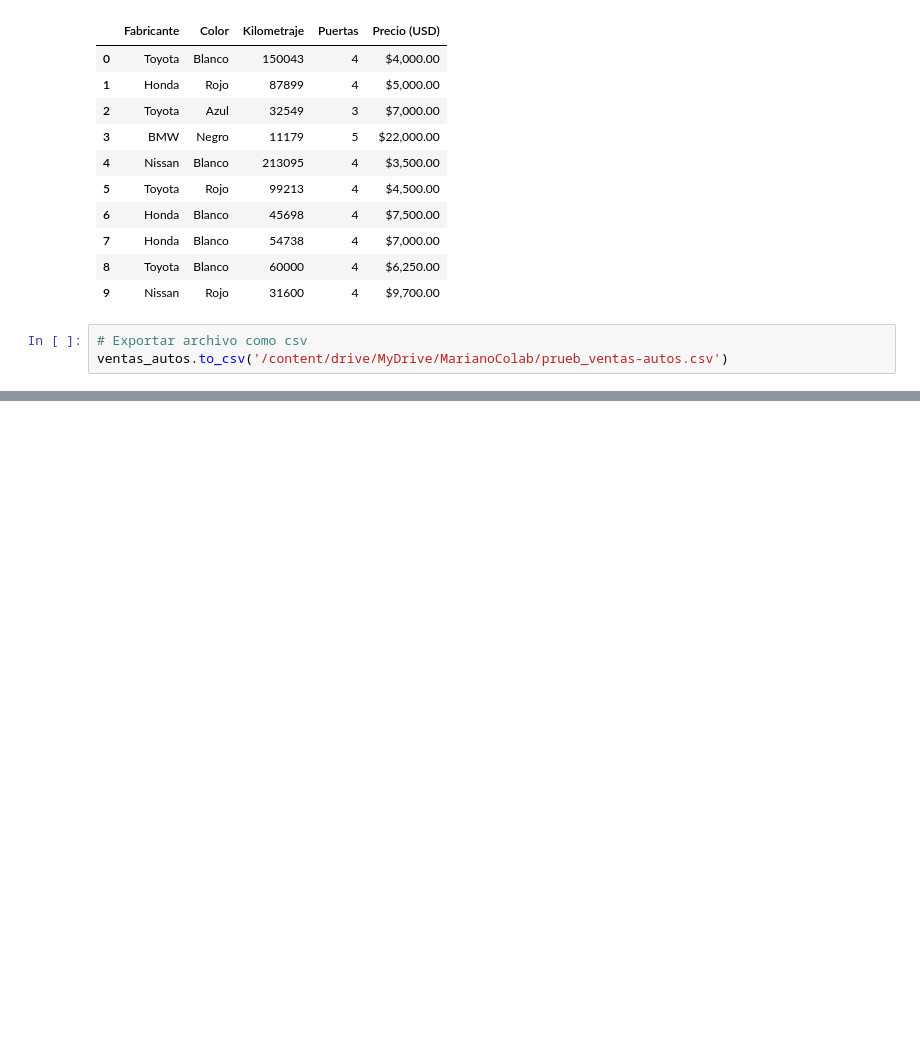
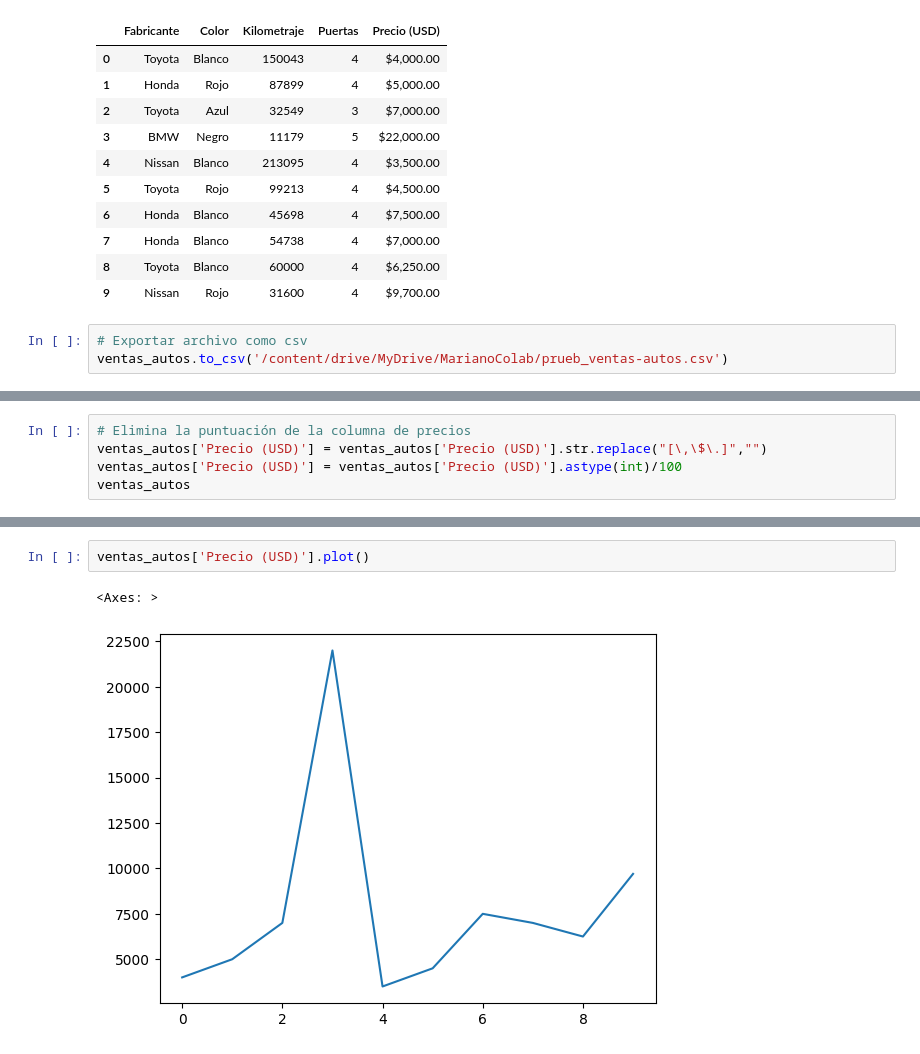
Before and after one commit to marianoq/Data_Science, a Jupyter notebook: Práctica_pandas.ipynb, the cells around one changed output, grey strips where cells are left out. Drawn from its saved outputs; the diff is of its cells as text; blank space fills up the shorter version.

```diff
--- a/Práctica_pandas.ipynb
+++ b/Práctica_pandas.ipynb
@@ -70,0 +243,5 @@ ventas_autos.to_csv('/content/drive/MyDrive/MarianoColab/prueb_ventas-autos.csv'
+# %%
+# Elimina la puntuación de la columna de precios
+ventas_autos['Precio (USD)'] = ventas_autos['Precio (USD)'].str.replace("[\,\$\.]","")
+ventas_autos['Precio (USD)'] = ventas_autos['Precio (USD)'].astype(int)/100
+ventas_autos
@@ -70,0 +260,5 @@ ventas_autos.to_csv('/content/drive/MyDrive/MarianoColab/prueb_ventas-autos.csv'
+# %%
+ventas_autos['Precio (USD)'].plot()
+# %% [output]
+<Axes: >
+[figure, added]
```
Also changed, not shown: parts of 21 cells of this notebook.
